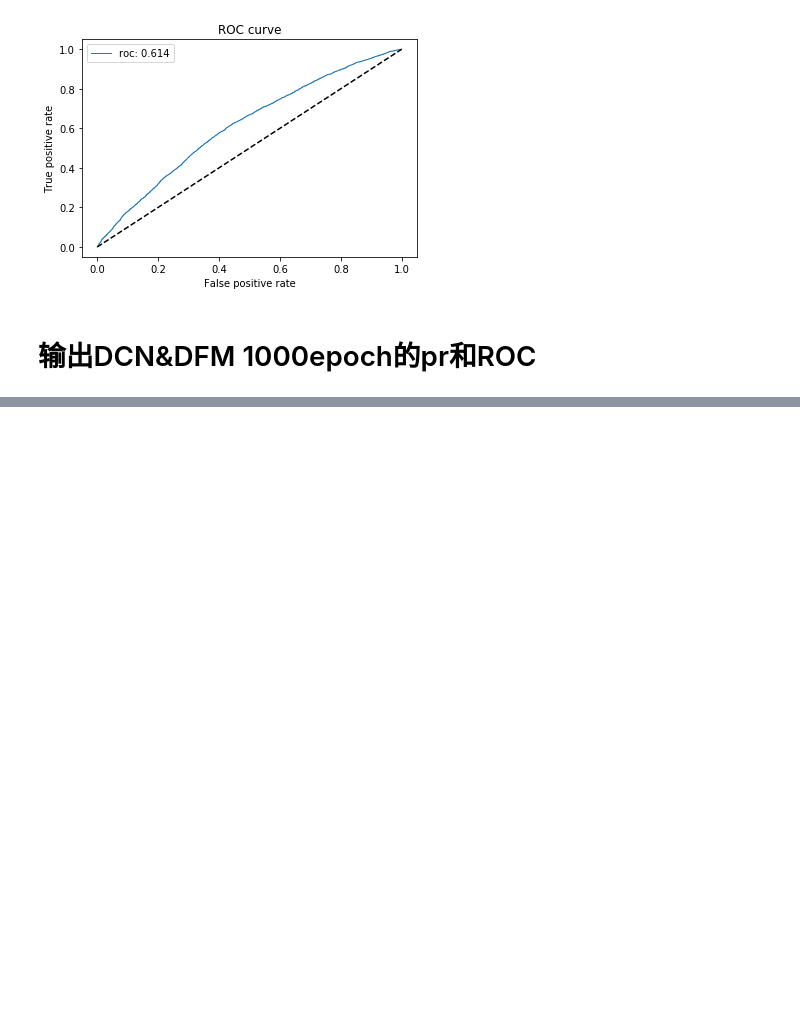
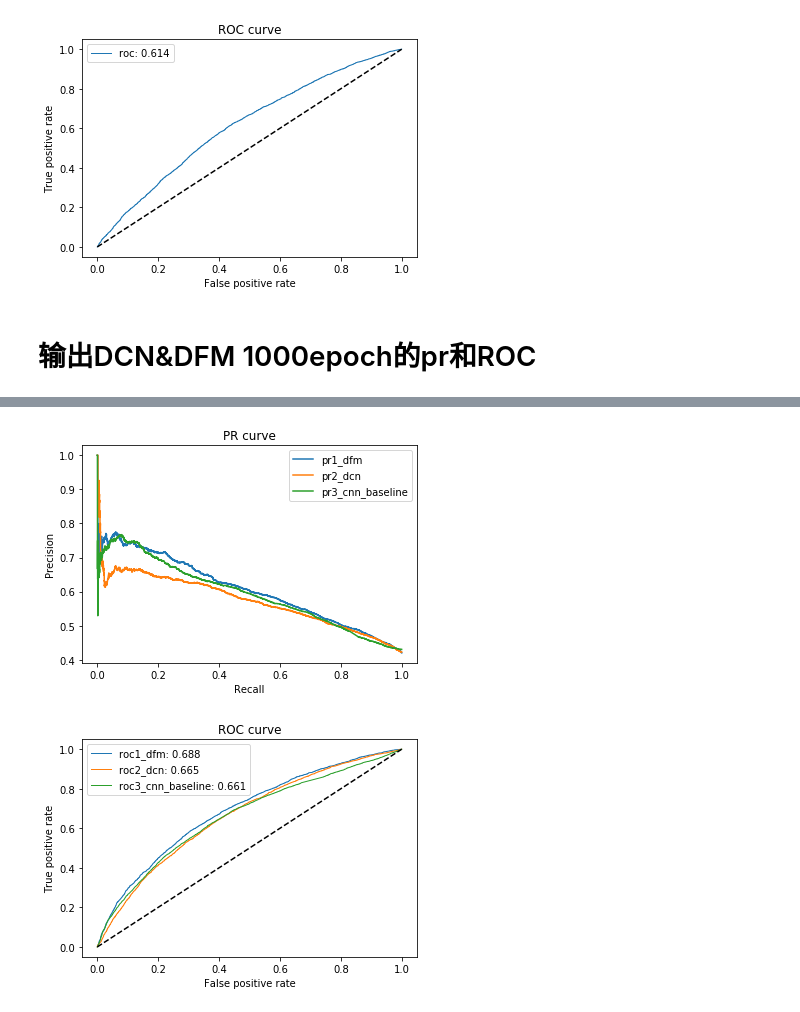
Before and after one commit to Matthew-tech/Shengli, a Jupyter notebook: deepmodel_zk/oil_dcr.ipynb, the cells around one changed output, grey strips where cells are left out. Saved outputs shown, nothing was run; the diff lists cells and outputs as text; code cells hidden in the pictures; blank space fills up the shorter version.

```diff
--- a/deepmodel_zk/oil_dcr.ipynb
+++ b/deepmodel_zk/oil_dcr.ipynb
@@ -790,0 +801,9 @@ skl_roc(file_name1,file_name2,file_name3)
+# %%
+file_name1 = './deepmodel_result/dcr_result/oil_DFM_result_300epoch.pkl'
+file_name2 = './deepmodel_result/dcr_result/oil_DCN_result_300epoch.pkl'
+file_name3 = '/disk3/zk/aboutoil/Shengli/oil_cnn_clean/result/cnn_result/Time_cnn_all_gap_slice_0_total.pkl'
+skl_pr(file_name1,file_name2,file_name3)
+skl_roc(file_name1,file_name2,file_name3)
+# %% [output]
+[figure, added]
+[figure, added]
```
Also changed, not shown: parts of 10 cells of this notebook, 18 other files.
